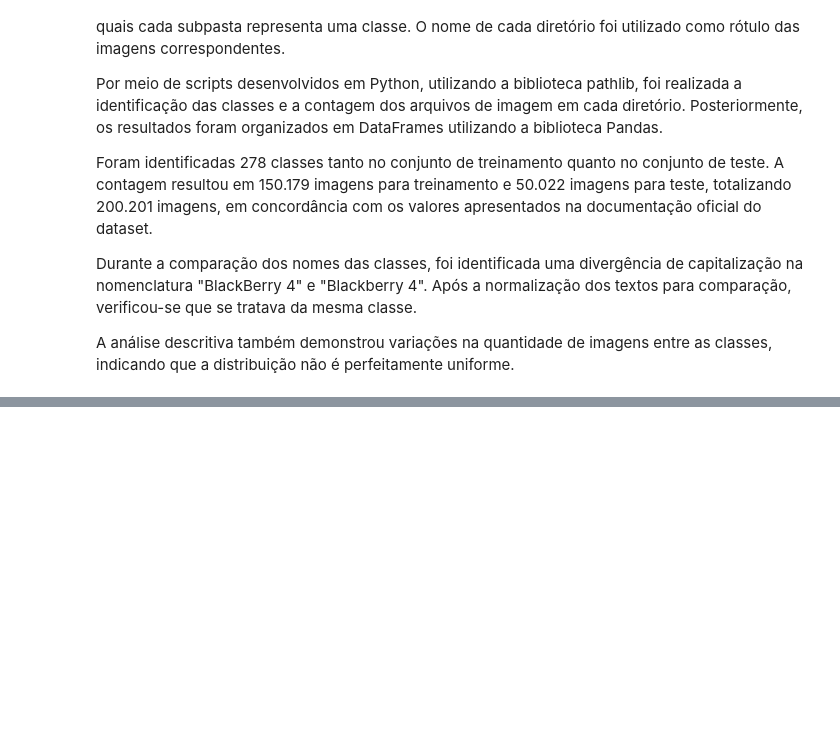
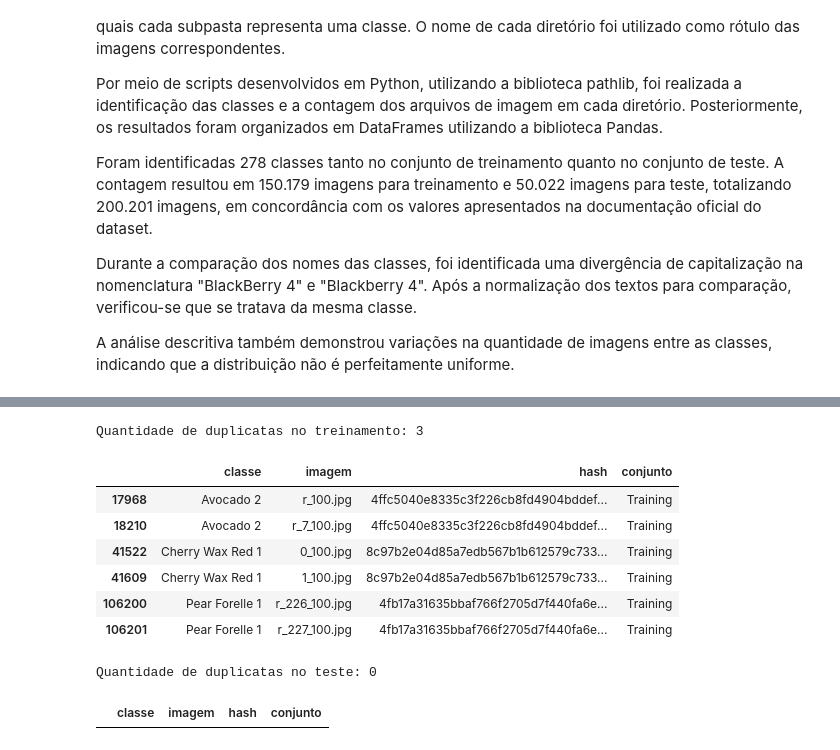
Before and after one commit to HellenLavyne/Computer-vision-applied-to-food-classification, a Jupyter notebook: 01_analise_e_preparacao_do_dataset.ipynb, the cells around one changed output, grey strips where cells are left out. Cells and saved outputs as stored; diff of their text form; code cells hidden in the pictures; blank space fills up the shorter version.

```diff
--- a/01_analise_e_preparacao_do_dataset.ipynb
+++ b/01_analise_e_preparacao_do_dataset.ipynb
@@ -20,7 +22,7 @@ As pastas train e test já estão separadas. Nelas há subpastas que representam
 O nome da pasta funciona como rótulo (label).
 # %%
 print(Path.cwd())
-caminho_dataset = Path(r"C:\Users\Samsung\AV2\fruits-360-100x100")
+caminho_dataset = Path(r"fruits-360-100x100")
 caminho_treino = caminho_dataset / "Training"
 caminho_teste = caminho_dataset / "Test"
 
@@ -231,0 +459,8 @@ A análise descritiva também demonstrou variações na quantidade de imagens en
+# %%
+# calculando hash
+def Calcula_hash(caminho_imagem):
+        imagem_binary = caminho_imagem.read_bytes()     # lê o conteúdo de um arquivo e retorna seus dados em binário (bytes).
+        obj_hash = hashlib.sha256()                     # Criamos o objeto vazio.
+        obj_hash.update(imagem_binary)                  # Fornecemos os bytes por meio de update().
+        hash_hexa = obj_hash.hexdigest()                # Converte o resultado do hash em uma representação hexadecimal.
+        return hash_hexa
@@ -231,0 +479,12 @@ A análise descritiva também demonstrou variações na quantidade de imagens en
+# %%
+# Calculando os hashes das imagens de treinamento
+hashes_treino = []
+for pasta in caminho_treino.iterdir():
+    if pasta.is_dir():
+        for caminho_imagem in pasta.glob("*.jpg"):
+            hash_imagem = Calcula_hash(caminho_imagem)
+            registro = {"classe": pasta.name,
+                        "imagem": caminho_imagem.name,
+                        "hash": hash_imagem,
+                        "conjunto": "Training"}
+            hashes_treino.append(registro)
@@ -231,0 +503,7 @@ A análise descritiva também demonstrou variações na quantidade de imagens en
+# %%
+# Transformando os resultados em DataFrames
+df_hashes_treino = pd.DataFrame(hashes_treino)
+df_hashes_teste = pd.DataFrame(hashes_teste)
+
+print("Imagens analisadas no treinamento:", len(df_hashes_treino))
+print("Imagens analisadas no teste:", len(df_hashes_teste))
@@ -231,0 +553,32 @@ A análise descritiva também demonstrou variações na quantidade de imagens en
+# %%
+# Verificando duplicatas - treino
+duplicatas_treino = df_hashes_treino.duplicated(subset="hash")
+print("Quantidade de duplicatas no treinamento:", duplicatas_treino.sum())
+
+df_duplicatas_treino = df_hashes_treino.loc[
+    df_hashes_treino.duplicated(subset="hash", keep=False)
+]
+
+display(df_duplicatas_treino)
+# %% [output]
+Quantidade de duplicatas no treinamento: 3
+|  | classe | imagem | hash | conjunto |
+| 17968 | Avocado 2 | r_100.jpg | 4ffc5040e8335c3f226cb8fd4904bddef... | Training |
+| 18210 | Avocado 2 | r_7_100.jpg | 4ffc5040e8335c3f226cb8fd4904bddef... | Training |
+| 41522 | Cherry Wax Red 1 | 0_100.jpg | 8c97b2e04d85a7edb567b1b612579c733... | Training |
+| 41609 | Cherry Wax Red 1 | 1_100.jpg | 8c97b2e04d85a7edb567b1b612579c733... | Training |
+| 106200 | Pear Forelle 1 | r_226_100.jpg | 4fb17a31635bbaf766f2705d7f440fa6e... | Training |
+| 106201 | Pear Forelle 1 | r_227_100.jpg | 4fb17a31635bbaf766f2705d7f440fa6e... | Training |
+# %%
+# Verificando duplicatas - teste
+duplicatas_teste = df_hashes_teste.duplicated(subset="hash")
+print("Quantidade de duplicatas no teste:", duplicatas_teste.sum())
+
+df_duplicatas_teste = df_hashes_teste.loc[
+    df_hashes_teste.duplicated(subset="hash", keep=False)
+]
+
+display(df_duplicatas_teste)
+# %% [output]
+Quantidade de duplicatas no teste: 0
+|  | classe | imagem | hash | conjunto |
```
Also changed, not shown: parts of 29 cells of this notebook, 4 other files.
